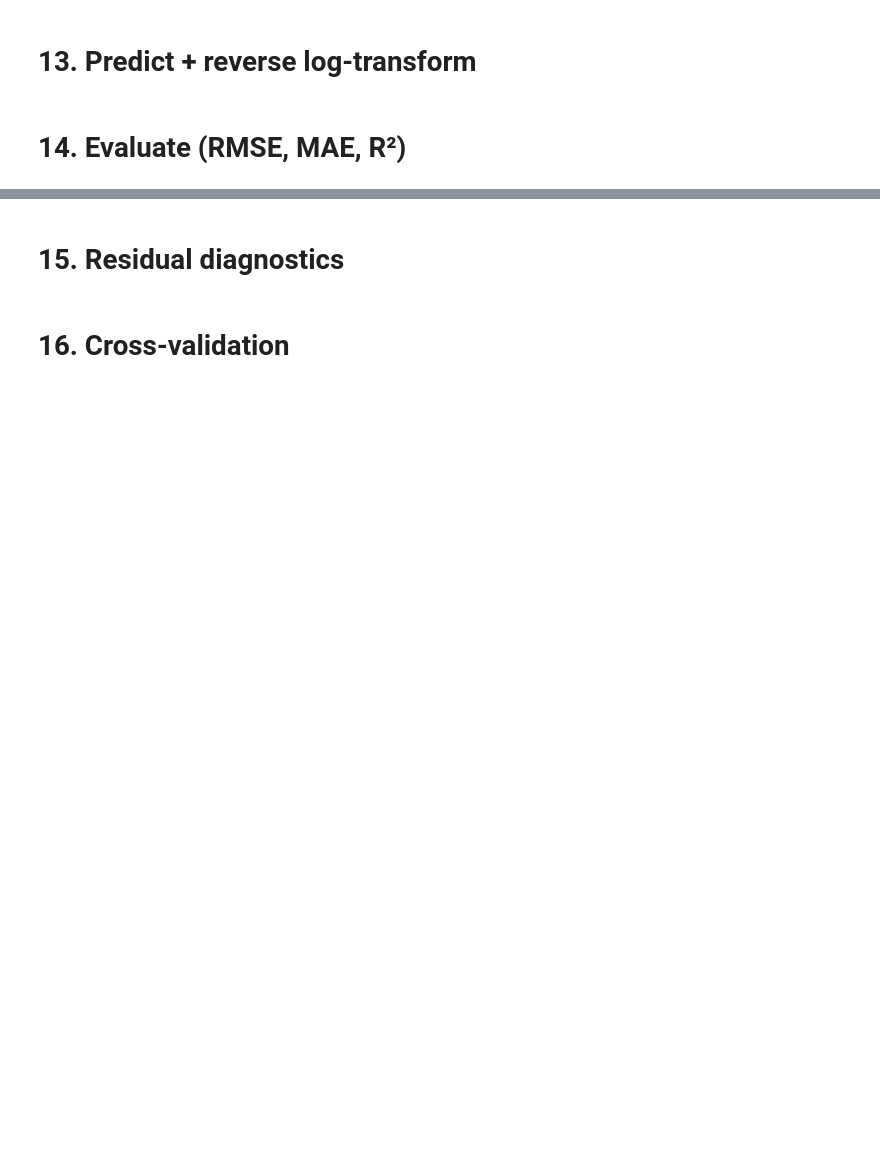
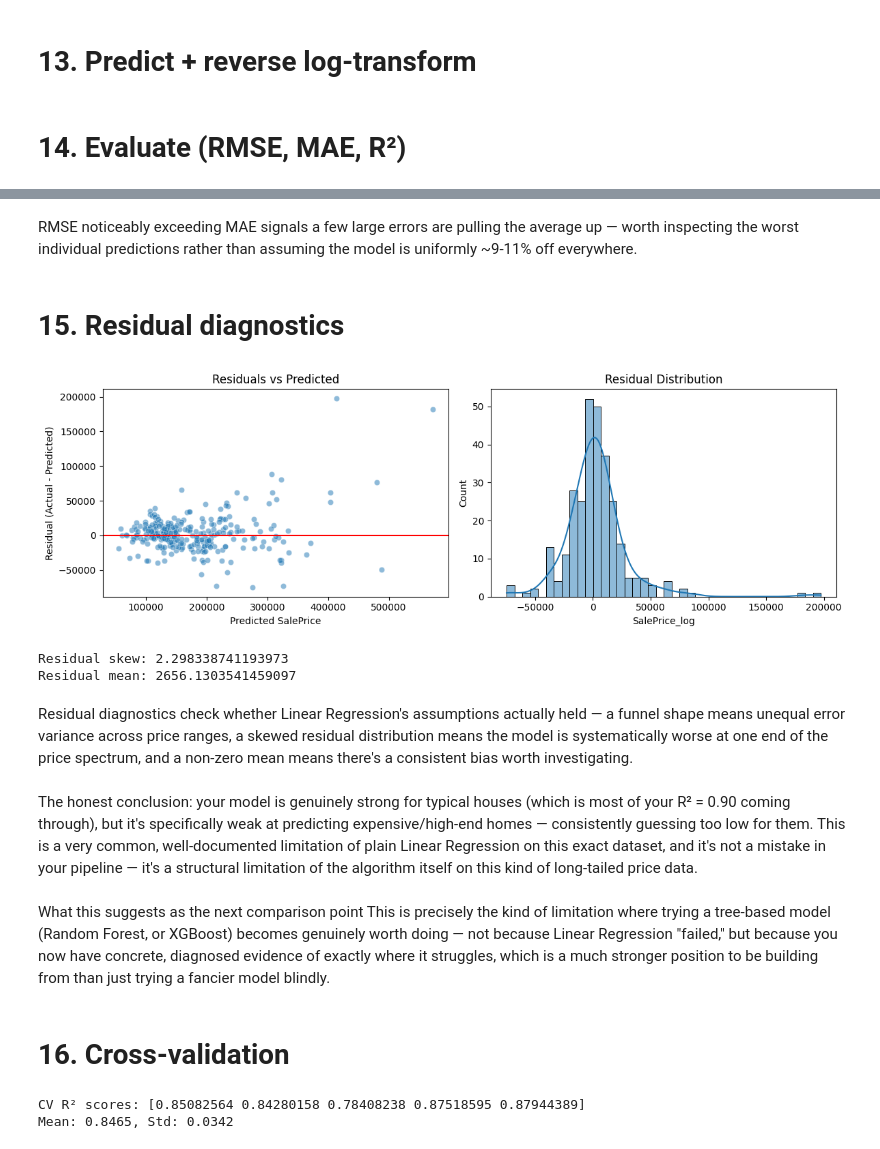
Before and after one commit to VishRoy/kaggle-notebook, a Jupyter notebook: house-prices-prediction-eda.ipynb, the cells around one changed output, grey strips where cells are left out. Drawn from its saved outputs; the diff is of its cells as text; code cells hidden in the pictures; blank space fills up the shorter version.

Commit message:
Kaggle Notebook | House Prices Prediction EDA | Version 4

```diff
--- a/house-prices-prediction-eda.ipynb
+++ b/house-prices-prediction-eda.ipynb
@@ -957,0 +1078,12 @@ fit_transform only on training data, transform (not fit) on test data — fittin
+# %%
+from sklearn.preprocessing import StandardScaler
+
+num_cols = X_train.select_dtypes(include=["int64","float64"]).columns
+scaler = StandardScaler()
+X_train[num_cols] = scaler.fit_transform(X_train[num_cols])
+X_test[num_cols] = scaler.transform(X_test[num_cols])
+# %%
+from sklearn.linear_model import LinearRegression
+
+model = LinearRegression()
+model.fit(X_train, y_train)
@@ -958,4 +1092,10 @@ fit_transform only on training data, transform (not fit) on test data — fittin
 # %% [markdown]
 # 13. Predict + reverse log-transform
+# %%
+import numpy as np
+
+predictions_log = model.predict(X_test)
+predictions_real = np.expm1(predictions_log)
+y_test_real = np.expm1(y_test)
 # %% [markdown]
 # 14. Evaluate (RMSE, MAE, R²)
@@ -962,4 +1150,48 @@ fit_transform only on training data, transform (not fit) on test data — fittin
+# %% [markdown]
+RMSE noticeably exceeding MAE signals a few large errors are pulling the average up — worth inspecting the worst individual predictions rather than assuming the model is uniformly ~9-11% off everywhere.
 # %% [markdown]
 # 15. Residual diagnostics
+# %%
+import matplotlib.pyplot as plt
+import seaborn as sns
+
+residuals = y_test_real - predictions_real
+
+fig, ax = plt.subplots(1, 2, figsize=(12,4))
+
+sns.scatterplot(x=predictions_real, y=residuals, ax=ax[0], alpha=0.5)
+ax[0].axhline(0, color="red")
+ax[0].set_xlabel("Predicted SalePrice")
+ax[0].set_ylabel("Residual (Actual - Predicted)")
+ax[0].set_title("Residuals vs Predicted")
+
+sns.histplot(residuals, bins=40, kde=True, ax=ax[1])
+ax[1].set_title("Residual Distribution")
+
+plt.tight_layout()
+plt.show()
+
+print("Residual skew:", residuals.skew())
+print("Residual mean:", residuals.mean())
+# %% [output]
+[figure, added]
+Residual skew: 2.298338741193973
+Residual mean: 2656.1303541459097
+# %% [markdown]
+Residual diagnostics check whether Linear Regression's assumptions actually held — a funnel shape means unequal error variance across price ranges, a skewed residual distribution means the model is systematically worse at one end of the price spectrum, and a non-zero mean means there's a consistent bias worth investigating.
+# %% [markdown]
+The honest conclusion: your model is genuinely strong for typical houses (which is most of your R² = 0.90 coming through), but it's specifically weak at predicting expensive/high-end homes — consistently guessing too low for them. This is a very common, well-documented limitation of plain Linear Regression on this exact dataset, and it's not a mistake in your pipeline — it's a structural limitation of the algorithm itself on this kind of long-tailed price data.
+# %% [markdown]
+What this suggests as the next comparison point
+This is precisely the kind of limitation where trying a tree-based model (Random Forest, or XGBoost) becomes genuinely worth doing — not because Linear Regression "failed," but because you now have concrete, diagnosed evidence of exactly where it struggles, which is a much stronger position to be building from than just trying a fancier model blindly.
 # %% [markdown]
 # 16. Cross-validation
+# %%
+from sklearn.model_selection import cross_val_score
+
+cv_scores = cross_val_score(model, X_train, y_train, cv=5, scoring="r2")
+print(f"CV R² scores: {cv_scores}")
+print(f"Mean: {cv_scores.mean():.4f}, Std: {cv_scores.std():.4f}")
+# %% [output]
+CV R² scores: [0.85082564 0.84280158 0.78408238 0.87518595 0.87944389]
+Mean: 0.8465, Std: 0.0342
```
Also changed, not shown: parts of 17 cells of this notebook.
